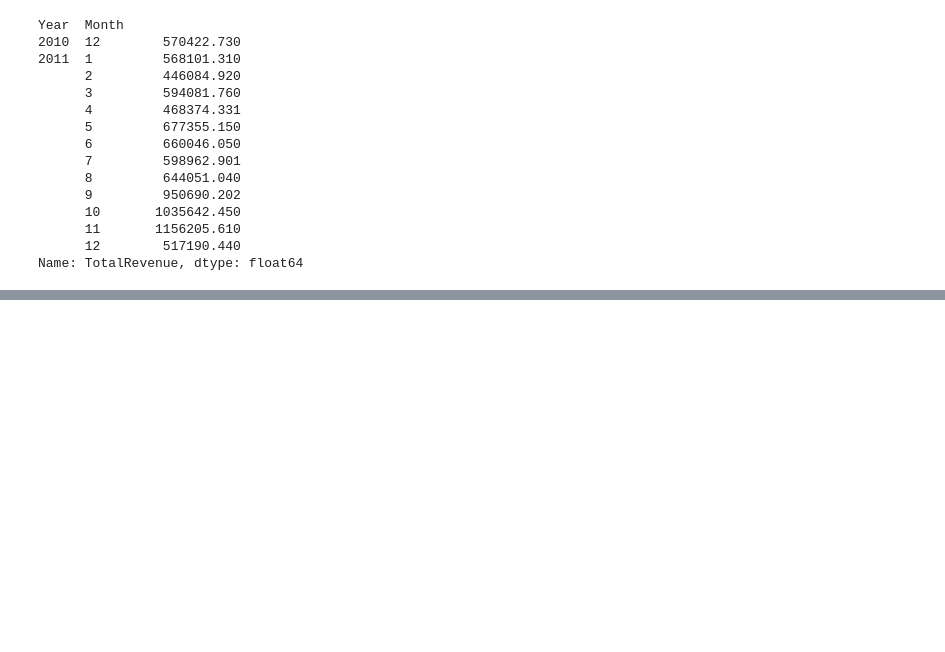
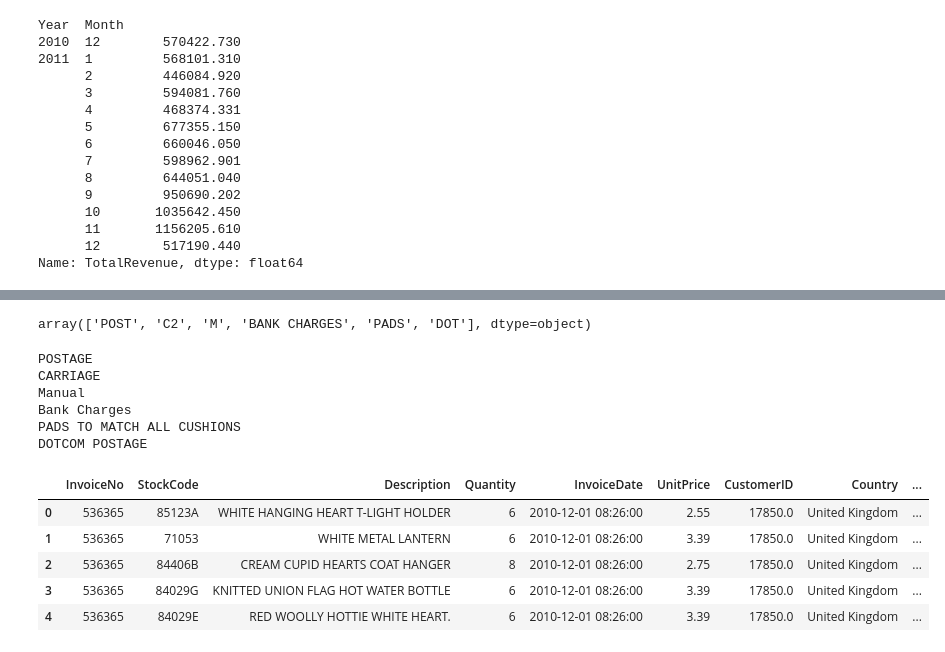
Before and after one commit to rajdeepmondal1/customer-segmentation, a Jupyter notebook: Customer_Segmentation_Arpan_+_Rajdeep.ipynb, the cells around one changed output, grey strips where cells are left out. Saved outputs shown, nothing was run; the diff lists cells and outputs as text; code cells hidden in the pictures; blank space fills up the shorter version.

```diff
--- a/Customer_Segmentation_Arpan_+_Rajdeep.ipynb
+++ b/Customer_Segmentation_Arpan_+_Rajdeep.ipynb
@@ -400,3 +402,18 @@ Name: TotalRevenue, dtype: float64
 total_revenue_per_month.to_csv('total_revenue_per_month.csv')
 # %% [markdown]
 ![revenue per month.PNG](embedded-picture-1)
+# %%
+special_codes = df_orders[df_orders['StockCode'].str.contains('^[a-zA-Z]+', regex=True)]['StockCode'].unique()
+special_codes
+# %% [output]
+array(['POST', 'C2', 'M', 'BANK CHARGES', 'PADS', 'DOT'], dtype=object)
+# %%
+for code in special_codes:
+  print(df_orders[df_orders['StockCode'] == code]['Description'].unique()[0])
+# %% [output]
+POSTAGE
+CARRIAGE
+Manual
+Bank Charges
+PADS TO MATCH ALL CUSHIONS
+DOTCOM POSTAGE
@@ -402,0 +424,9 @@ total_revenue_per_month.to_csv('total_revenue_per_month.csv')
+# %%
+df_orders_cleaned_stock_code.head()
+# %% [output]
+|  | InvoiceNo | StockCode | Description | Quantity | InvoiceDate | UnitPrice | CustomerID | Country | ... |
+| 0 | 536365 | 85123A | WHITE HANGING HEART T-LIGHT HOLDER | 6 | 2010-12-01 08:26:00 | 2.55 | 17850.0 | United Kingdom | ... |
+| 1 | 536365 | 71053 | WHITE METAL LANTERN | 6 | 2010-12-01 08:26:00 | 3.39 | 17850.0 | United Kingdom | ... |
+| 2 | 536365 | 84406B | CREAM CUPID HEARTS COAT HANGER | 8 | 2010-12-01 08:26:00 | 2.75 | 17850.0 | United Kingdom | ... |
+| 3 | 536365 | 84029G | KNITTED UNION FLAG HOT WATER BOTTLE | 6 | 2010-12-01 08:26:00 | 3.39 | 17850.0 | United Kingdom | ... |
+| 4 | 536365 | 84029E | RED WOOLLY HOTTIE WHITE HEART. | 6 | 2010-12-01 08:26:00 | 3.39 | 17850.0 | United Kingdom | ... |
```
Also changed, not shown: parts of 24 cells of this notebook.
